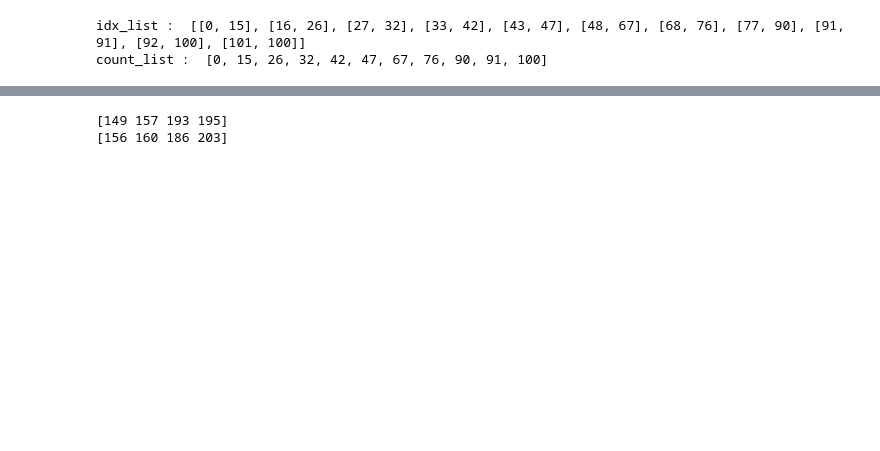
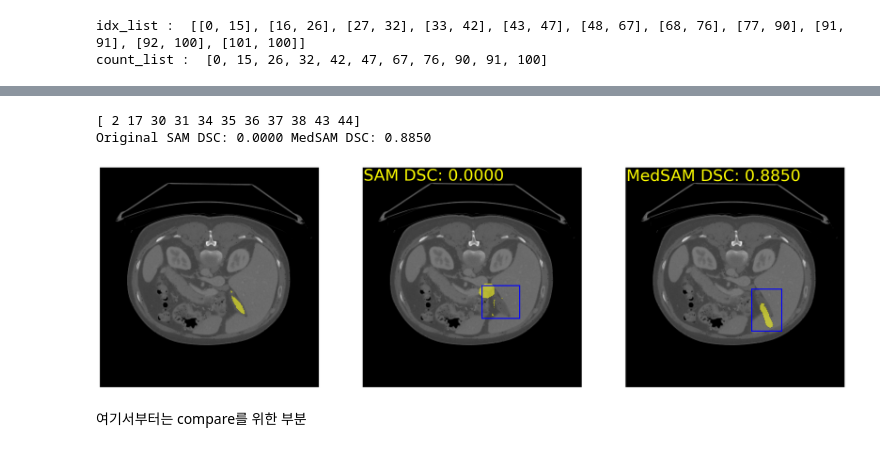
Before and after one commit to Minjaeun/MedSAM, a Jupyter notebook: finetune_and_inference_CT_dataset_SAI.ipynb, the cells around one changed output, grey strips where cells are left out. Drawn from its saved outputs; the diff is of its cells as text; code cells hidden in the pictures; blank space fills up the shorter version.

```diff
--- a/finetune_and_inference_CT_dataset_SAI.ipynb
+++ b/finetune_and_inference_CT_dataset_SAI.ipynb
@@ -264,16 +239,18 @@ original SAM 모델추론.
 첫 데이터의 bbox 는 gt_data에서 bbox를 random 하게 얻기 .
 '''
 global ori_sam_seg
-
+global sam_box
 def original_inference(img_idx, image_data, test_gt_path = test_gt_path) :
     global ori_sam_seg
-
+    global sam_box
     gt_data = io.imread(join(test_gt_path, test_names[img_idx]))
 
     if img_idx in count_list :
         bbox_raw = get_bbox_from_mask(gt_data)
     else :
         bbox_raw = get_bbox_from_mask(ori_sam_seg)
+
+    sam_box = bbox_raw
     # preprocess: cut-off and max-min normalization
     lower_bound, upper_bound = np.percentile(image_data, 0.5), np.percentile(image_data, 99.5)
     image_data_pre = np.clip(image_data, lower_bound, upper_bound)
@@ -306,9 +270,10 @@ MedSAM으로 inference 수행하기
 '''
 
 global medsam_seg
+global medsam_box
 def medsam_inference(image_data_pre, img_idx, test_gt_path = test_gt_path) :
     global medsam_seg
-
+    global medsam_box
     # predict the segmentation mask using the fine-tuned model
     # resize image to 3*1024*1024
     sam_transform = ResizeLongestSide(sam_model.image_encoder.img_size)
@@ -325,12 +290,13 @@ def medsam_inference(image_data_pre, img_idx, test_gt_path = test_gt_path) :
     else :
         bbox_raw = get_bbox_from_mask(medsam_seg)
 
+    medsam_box = bbox_raw
     with torch.no_grad():
         # pre-compute the image embedding
         ts_img_embedding = sam_model.image_encoder(input_image)
         # convert box to 1024x1024 grid
         bbox = sam_trans.apply_boxes(bbox_raw, (H, W))
-        print(f'{bbox_raw=} -> {bbox=}')
+        # print(f'{bbox_raw=} -> {bbox=}')
         box_torch = torch.as_tensor(bbox, dtype=torch.float, device=device)
         if len(box_torch.shape) == 2:
             box_torch = box_torch[:, None, :] # (B, 4) -> (B, 1, 4)
@@ -462,8 +430,41 @@ plt.close()
-# %%
-bbox_new = get_bbox_from_mask(medsam_seg)
-print(bbox_new)
-bbox_new_sam = get_bbox_from_mask(ori_sam_seg.reshape((256,256)).astype(np.uint8))
-print(bbox_new_sam)
-# %% [output]
-[149 157 193 195]
-[156 160 186 203]
+# %%
+inversed_list = index[0]
+print(inversed_list)
+
+# select_inference(inversed_list[3])
+# %% [output]
+[ 2 17 30 31 34 35 36 37 38 43 44]
+Original SAM DSC: 0.0000 MedSAM DSC: 0.8850
+# %%
+
+_, axs = plt.subplots(1, 3, figsize=(25, 25))
+axs[0].imshow(image_data)
+show_mask(gt_data>0, axs[0])
+# show_box(box_np[img_id], axs[0])
+# axs[0].set_title('Mask with Tuned Model', fontsize=20)
+axs[0].axis('off')
+
+axs[1].imshow(image_data)
+show_mask(ori_sam_seg, axs[1])
+show_box(sam_box, axs[1])
+# add text to image to show dice score
+axs[1].text(0.5, 0.5, 'SAM DSC: {:.4f}'.format(ori_sam_dsc), fontsize=30, horizontalalignment='left', verticalalignment='top', color='yellow')
+# axs[1].set_title('Mask with Untuned Model', fontsize=20)
+axs[1].axis('off')
+
+axs[2].imshow(image_data)
+show_mask(medsam_seg, axs[2])
+show_box(medsam_box, axs[2])
+# add text to image to show dice score
+axs[2].text(0.5, 0.5, 'MedSAM DSC: {:.4f}'.format(medsam_dsc), fontsize=30, horizontalalignment='left', verticalalignment='top', color='yellow')
+# axs[2].set_title('Ground Truth', fontsize=20)
+axs[2].axis('off')
+plt.show()
+plt.subplots_adjust(wspace=0.01, hspace=0)
+# save plot
+# plt.savefig(join(model_save_path, test_npzs[npz_idx].split('.npz')[0] + str(img_id).zfill(3) + '.png'), bbox_inches='tight', dpi=300)
+plt.close()
+# %% [output]
+[figure, added]
+# %% [markdown]
+여기서부터는 compare를 위한 부분
```
Also changed, not shown: parts of 15 cells of this notebook.
